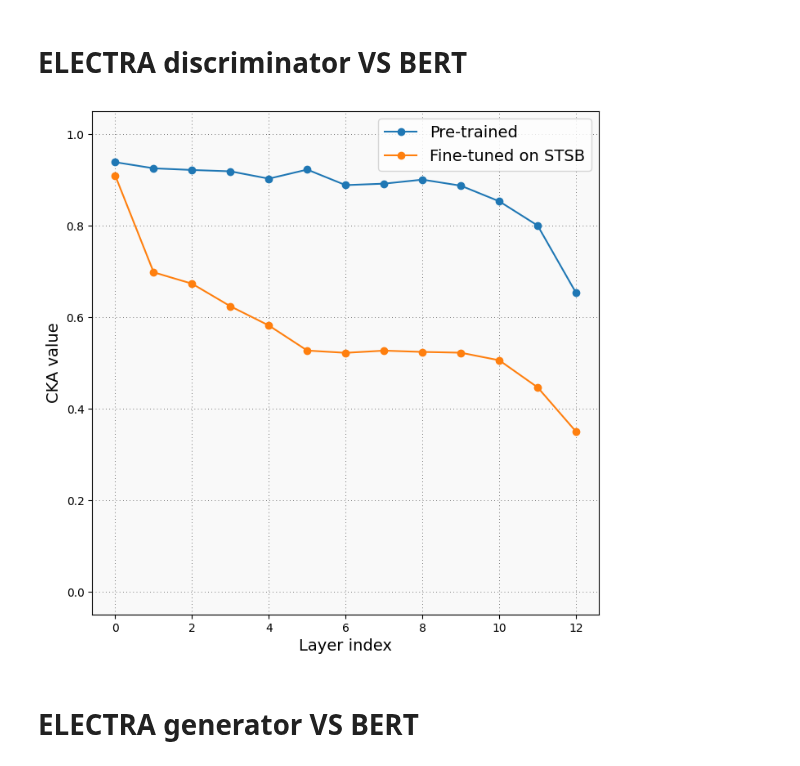
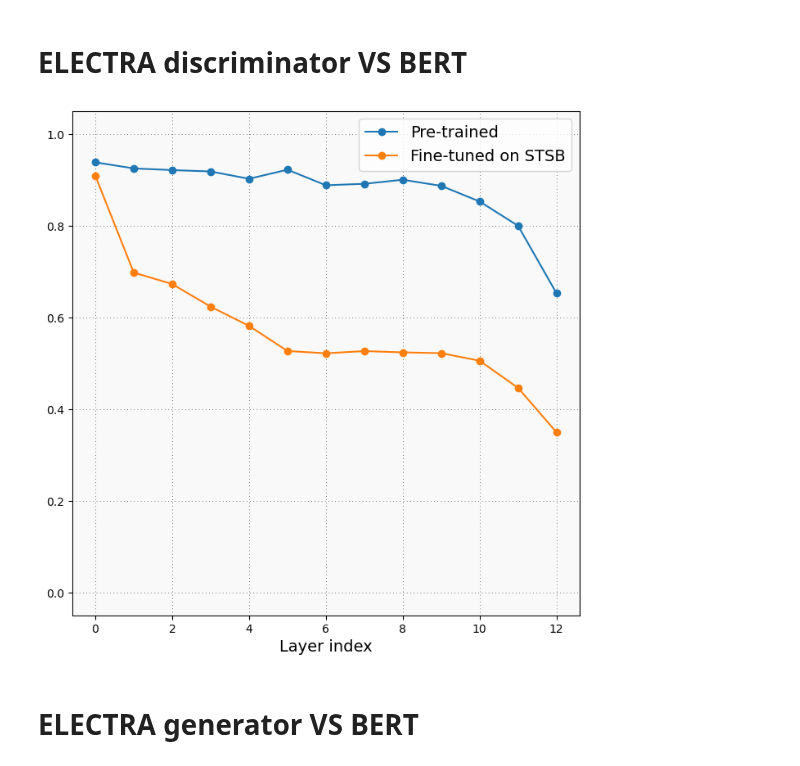
Before and after one commit to ir2718/similarity-embedding-quality, a Jupyter notebook: notebooks/representation_similarity.ipynb, the cells around one changed output. Drawn from its saved outputs; the diff is of its cells as text; code cells hidden in the pictures.

```diff
--- a/notebooks/representation_similarity.ipynb
+++ b/notebooks/representation_similarity.ipynb
@@ -402,7 +367,7 @@ def do_cka_on_diag(model_acts1, model_acts2, rbf_val=None):
 
     return cka_values
 
-def plot_diag(diags, labels, model_name1, model_name2, xlabel="Layer index", ylabel="CKA value"):
+def plot_diag(diags, labels, model_name1, model_name2, xlabel="Layer index", ylabel="CKA value", skip_y=False):
     fig, ax = plt.subplots(1, 1, figsize=(8, 8))
     ax.set_facecolor("#F9F9F9")
     ax.grid(color='black', linestyle=(0, (1, 5)), linewidth=0.5)
@@ -412,23 +377,25 @@ def plot_diag(diags, labels, model_name1, model_name2, xlabel="Layer index", yla
     #ax.set_title(f"{model_name1} and {model_name2}")
     ax.set_ylim([-0.05, 1.05])
     ax.set_xlabel(xlabel, fontsize=14)
-    ax.set_ylabel(ylabel, fontsize=14)
+    if not skip_y:
+        ax.set_ylabel(ylabel, fontsize=14)
 # %%
 diag = do_cka_on_diag(activations_electra, activations_bert)
 diag_pretrained = do_cka_on_diag(activations_electra_pretrained, activations_bert_pretrained)
 
 plot_diag(
     diags=[diag_pretrained, diag],
     labels=[
         "Pre-trained",
         "Fine-tuned on STSB"
     ],
     model_name1="BERT$_{base}$ cased",
     model_name2="ELECTRA$_{base}$ discriminator",
+    skip_y=True,
 )
 plt.savefig("./plots/electra_disc_bert.pdf", format="pdf", bbox_inches="tight", dpi=300)
 # %% [output]
-[figure, old version]
+[figure, new version]
 # %% [markdown]
 # ELECTRA generator VS BERT
 # %%
```
Also changed, not shown: parts of 37 cells of this notebook, 17 other files.
